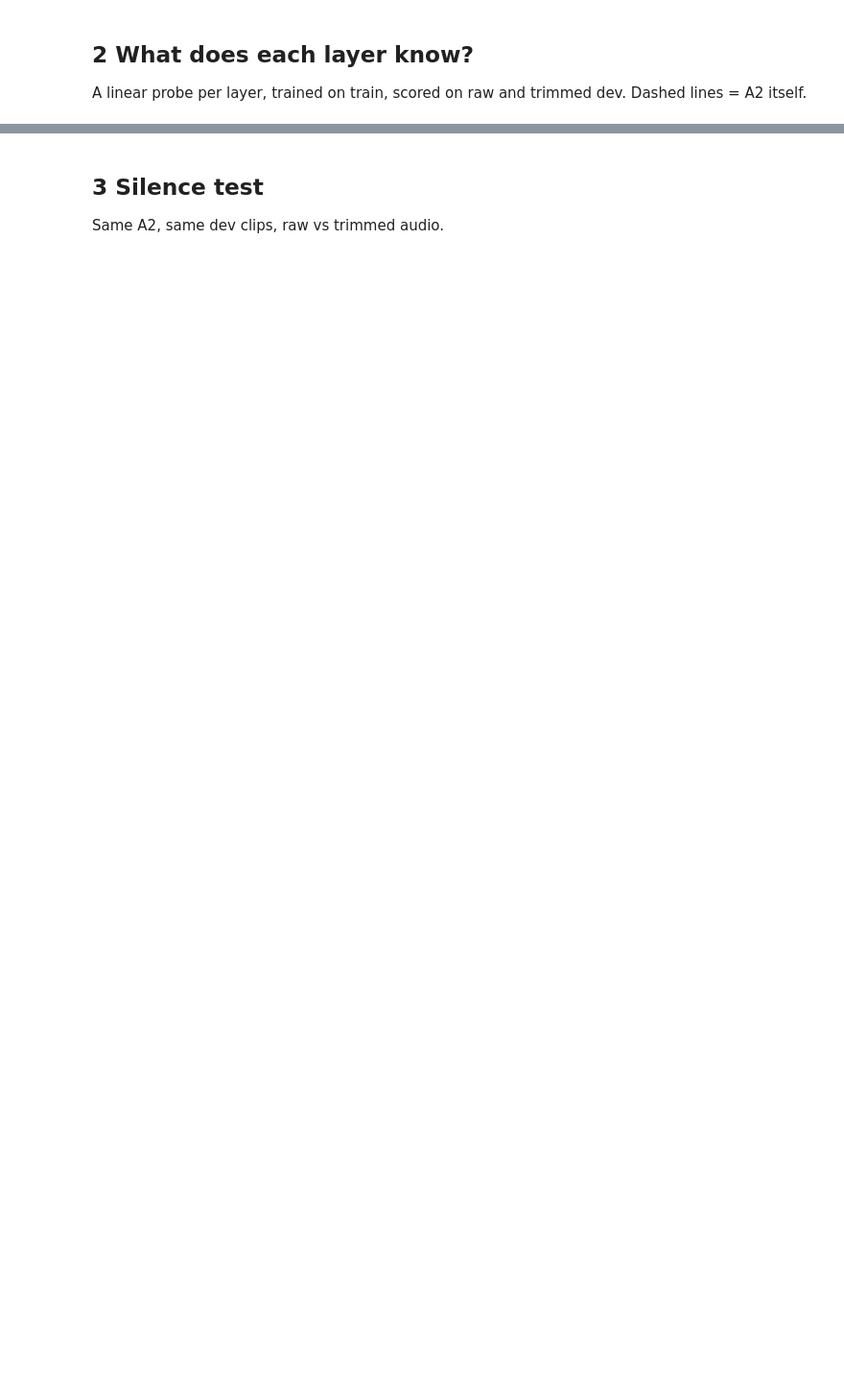
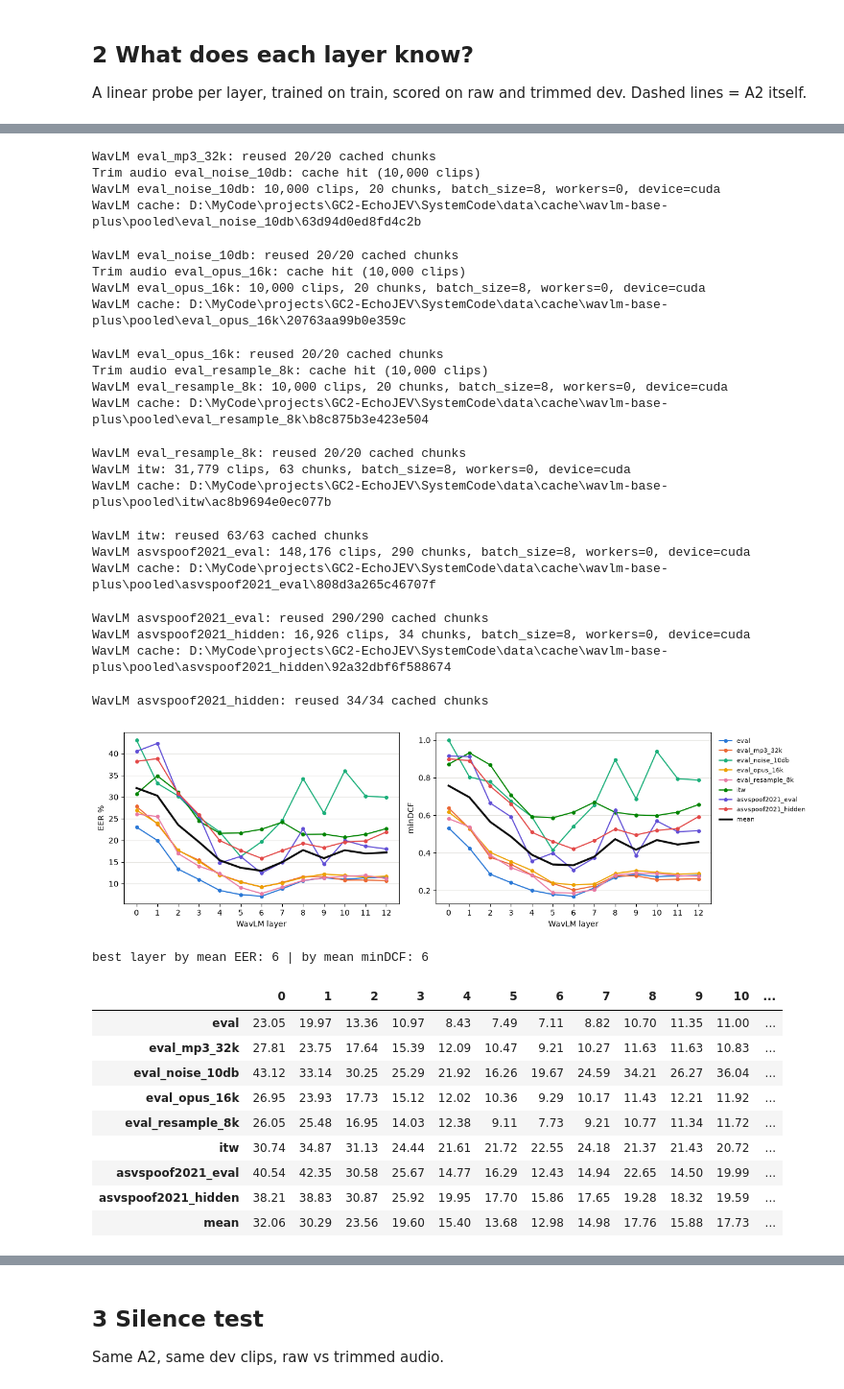
Before and after one commit to Qwenty228/GC2-EchoJEV, a Jupyter notebook: SystemCode/notebooks/04_a2_explained.ipynb, the cells around one changed output, grey strips where cells are left out. Shown at 96% size. Saved outputs shown, nothing was run; the diff lists cells and outputs as text; code cells hidden in the pictures; blank space fills up the shorter version.

```diff
--- a/SystemCode/notebooks/04_a2_explained.ipynb
+++ b/SystemCode/notebooks/04_a2_explained.ipynb
@@ -73,0 +100,42 @@ On raw audio every layer is under 4%, so every layer can find the silence. On tr
+# %%
+TESTS = ["eval", "eval_mp3_32k", "eval_noise_10db", "eval_opus_16k", "eval_resample_8k", "itw",
+         "asvspoof2021_eval", "asvspoof2021_hidden"]
+
+def test_scores(name):  # stream cache chunks: 13 probe scores + A2's score per clip
+    df = load_manifest(f"../data/manifests/{name}.csv", "..")
+    if name == "eval" or name.startswith("eval_"):  # 2019 sets are trimmed, like the runtime
+        df = trimmed_manifest(df, CACHE, name)
+    parts = [[] for _ in range(14)]
+    for chunk in iter_pooled_chunks(df, a2.encoder, CACHE / "wavlm-base-plus/pooled", name):
+        x = np.asarray(chunk, np.float32)
+        for l in range(13):
+            parts[l].append(probes[l].decision_function(x[:, l]))
+        parts[13].append(a2_scores(x))
+    return df.label.to_numpy(), [np.concatenate(p) for p in parts]
+
+cols = [*range(13), "A2"]
+EER, DCF = pd.DataFrame(columns=cols, dtype=float), pd.DataFrame(columns=cols, dtype=float)
+for name in TESTS:
+    labels, scores = test_scores(name)
+    EER.loc[name] = [eer(s, labels) for s in scores]
+    DCF.loc[name] = [round(min_dcf(s, labels, higher_is_spoof=False)[0], 3) for s in scores]
+for t in (EER, DCF):
+    t.loc["mean"] = t.mean()
+
+COLORS = ["#2a78d6", "#eb6834", "#1baf7a", "#eda100", "#e87ba4", "#008300", "#6250d6", "#e34948"]
+fig, axes = plt.subplots(1, 2, figsize=(13, 3.8), sharex=True)
+for ax, t, label in [(axes[0], EER, "EER %"), (axes[1], DCF, "minDCF")]:
+    for name, color in zip(TESTS, COLORS):
+        ax.plot(range(13), t.loc[name, list(range(13))], marker="o", ms=4, lw=1.5, color=color, label=name)
+    ax.plot(range(13), t.loc["mean", list(range(13))], color="#0b0b0b", lw=2.5, label="mean")
+    ax.set_xticks(range(13))
+    ax.set_xlabel("WavLM layer")
+    ax.set_ylabel(label)
+    ax.grid(axis="y", color="#e4e3df")
+axes[1].legend(fontsize=8, frameon=False, bbox_to_anchor=(1.01, 1), loc="upper left")
+fig.tight_layout()
+plt.show()
+print("best layer by mean EER:", EER.loc["mean", list(range(13))].idxmin(),
+      "| by mean minDCF:", DCF.loc["mean", list(range(13))].idxmin())
+EER.round(2)
+# %% [output]
@@ -73,0 +149,34 @@ On raw audio every layer is under 4%, so every layer can find the silence. On tr
+WavLM eval_mp3_32k: reused 20/20 cached chunks
+Trim audio eval_noise_10db: cache hit (10,000 clips)
+WavLM eval_noise_10db: 10,000 clips, 20 chunks, batch_size=8, workers=0, device=cuda
+WavLM cache: D:\MyCode\projects\GC2-EchoJEV\SystemCode\data\cache\wavlm-base-plus\pooled\eval_noise_10db\63d94d0ed8fd4c2b
+WavLM eval_noise_10db: reused 20/20 cached chunks
+Trim audio eval_opus_16k: cache hit (10,000 clips)
+WavLM eval_opus_16k: 10,000 clips, 20 chunks, batch_size=8, workers=0, device=cuda
+WavLM cache: D:\MyCode\projects\GC2-EchoJEV\SystemCode\data\cache\wavlm-base-plus\pooled\eval_opus_16k\20763aa99b0e359c
+WavLM eval_opus_16k: reused 20/20 cached chunks
+Trim audio eval_resample_8k: cache hit (10,000 clips)
+WavLM eval_resample_8k: 10,000 clips, 20 chunks, batch_size=8, workers=0, device=cuda
+WavLM cache: D:\MyCode\projects\GC2-EchoJEV\SystemCode\data\cache\wavlm-base-plus\pooled\eval_resample_8k\b8c875b3e423e504
+WavLM eval_resample_8k: reused 20/20 cached chunks
+WavLM itw: 31,779 clips, 63 chunks, batch_size=8, workers=0, device=cuda
+WavLM cache: D:\MyCode\projects\GC2-EchoJEV\SystemCode\data\cache\wavlm-base-plus\pooled\itw\ac8b9694e0ec077b
+WavLM itw: reused 63/63 cached chunks
+WavLM asvspoof2021_eval: 148,176 clips, 290 chunks, batch_size=8, workers=0, device=cuda
+WavLM cache: D:\MyCode\projects\GC2-EchoJEV\SystemCode\data\cache\wavlm-base-plus\pooled\asvspoof2021_eval\808d3a265c46707f
+WavLM asvspoof2021_eval: reused 290/290 cached chunks
+WavLM asvspoof2021_hidden: 16,926 clips, 34 chunks, batch_size=8, workers=0, device=cuda
+WavLM cache: D:\MyCode\projects\GC2-EchoJEV\SystemCode\data\cache\wavlm-base-plus\pooled\asvspoof2021_hidden\92a32dbf6f588674
+WavLM asvspoof2021_hidden: reused 34/34 cached chunks
+[figure, added]
+best layer by mean EER: 6 | by mean minDCF: 6
+|  | 0 | 1 | 2 | 3 | 4 | 5 | 6 | 7 | 8 | 9 | 10 | ... |
+| eval | 23.05 | 19.97 | 13.36 | 10.97 | 8.43 | 7.49 | 7.11 | 8.82 | 10.70 | 11.35 | 11.00 | ... |
+| eval_mp3_32k | 27.81 | 23.75 | 17.64 | 15.39 | 12.09 | 10.47 | 9.21 | 10.27 | 11.63 | 11.63 | 10.83 | ... |
+| eval_noise_10db | 43.12 | 33.14 | 30.25 | 25.29 | 21.92 | 16.26 | 19.67 | 24.59 | 34.21 | 26.27 | 36.04 | ... |
+| eval_opus_16k | 26.95 | 23.93 | 17.73 | 15.12 | 12.02 | 10.36 | 9.29 | 10.17 | 11.43 | 12.21 | 11.92 | ... |
+| eval_resample_8k | 26.05 | 25.48 | 16.95 | 14.03 | 12.38 | 9.11 | 7.73 | 9.21 | 10.77 | 11.34 | 11.72 | ... |
+| itw | 30.74 | 34.87 | 31.13 | 24.44 | 21.61 | 21.72 | 22.55 | 24.18 | 21.37 | 21.43 | 20.72 | ... |
+| asvspoof2021_eval | 40.54 | 42.35 | 30.58 | 25.67 | 14.77 | 16.29 | 12.43 | 14.94 | 22.65 | 14.50 | 19.99 | ... |
+| asvspoof2021_hidden | 38.21 | 38.83 | 30.87 | 25.92 | 19.95 | 17.70 | 15.86 | 17.65 | 19.28 | 18.32 | 19.59 | ... |
+| mean | 32.06 | 30.29 | 23.56 | 19.60 | 15.40 | 13.68 | 12.98 | 14.98 | 17.76 | 15.88 | 17.73 | ... |
```
Also changed, not shown: parts of 13 cells of this notebook, 1 other file.
